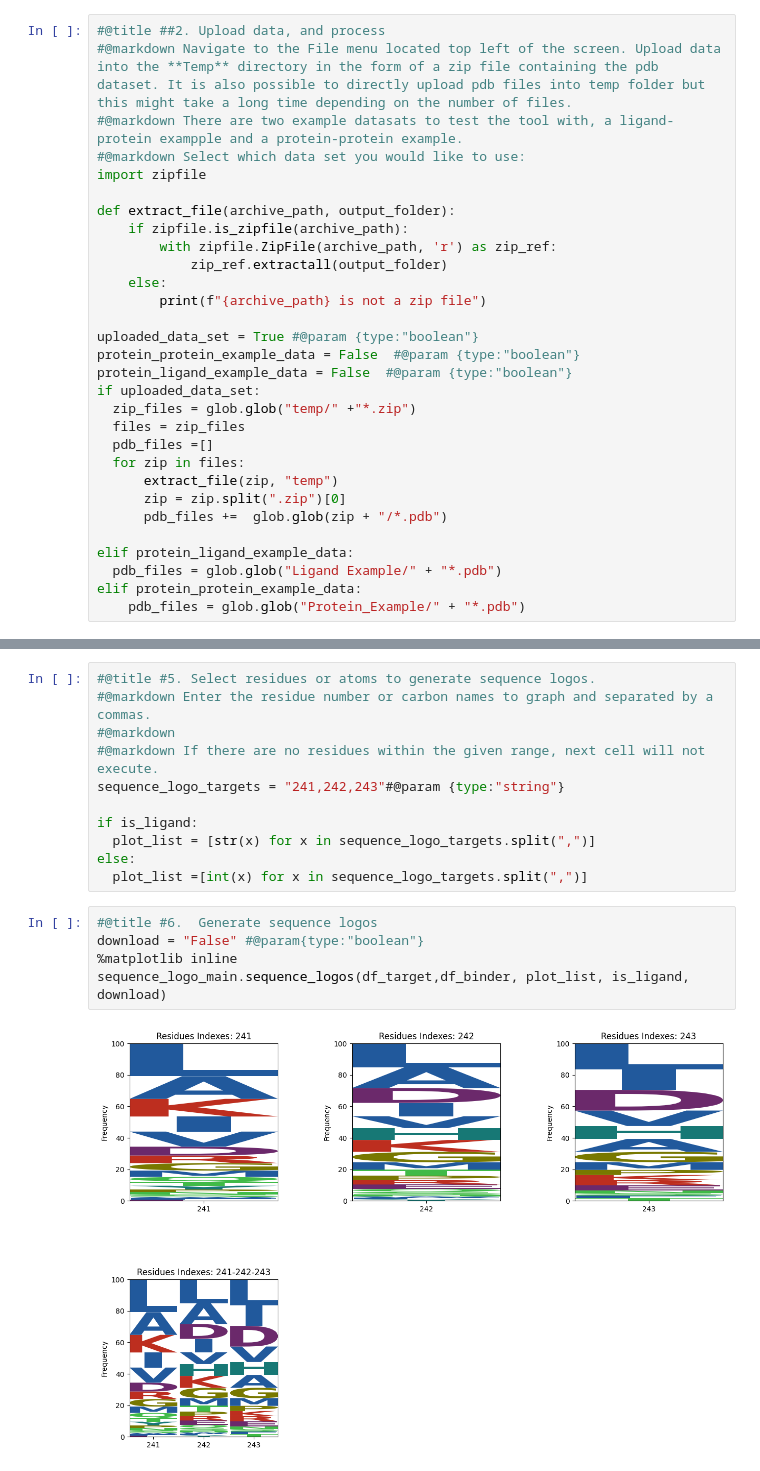
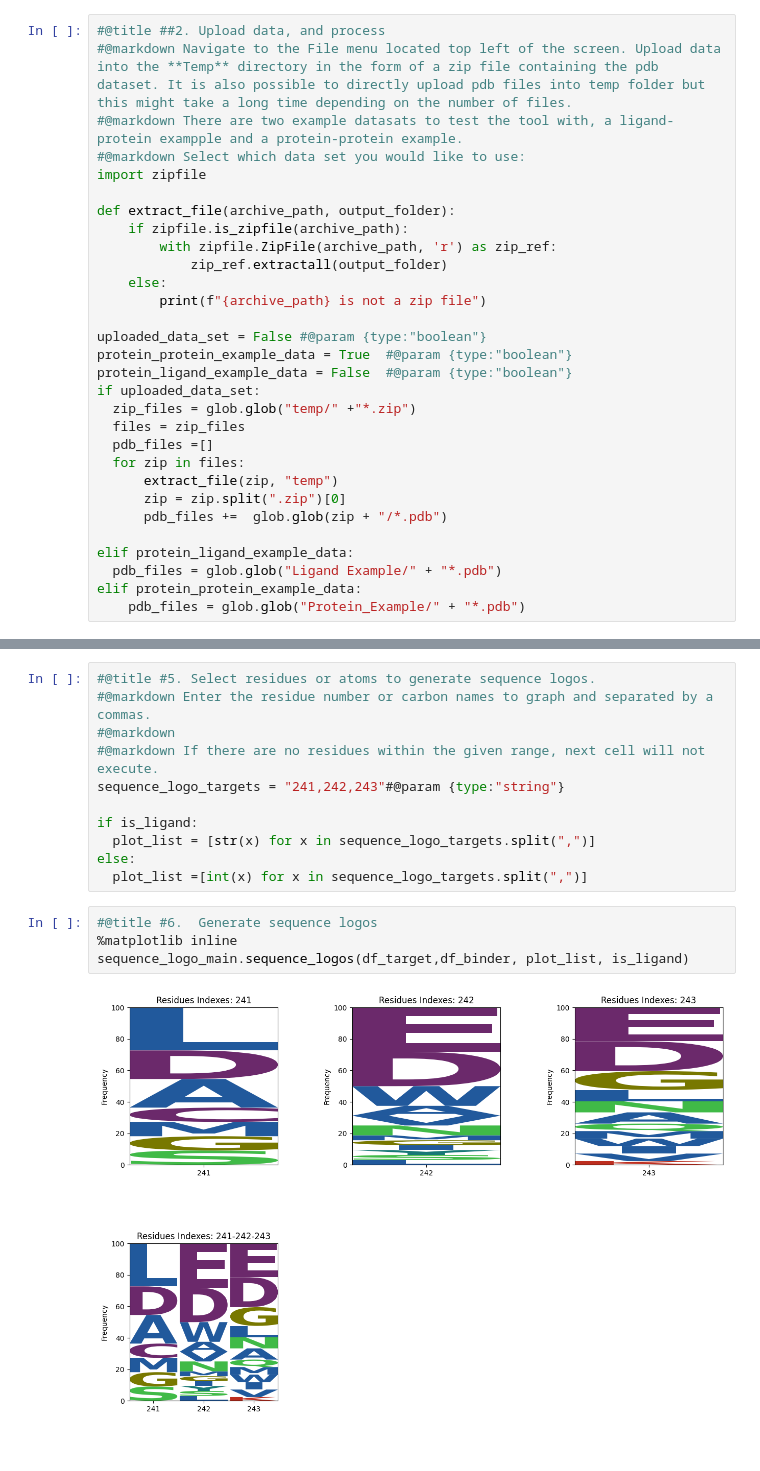
Before and after one commit to DanielP520/sequence_logo_project, a Jupyter notebook: LogoMaker.ipynb, the cells around one changed output, grey strips where cells are left out. Drawn from its saved outputs; the diff is of its cells as text.

```diff
--- a/LogoMaker.ipynb
+++ b/LogoMaker.ipynb
@@ -60,8 +60,8 @@ def extract_file(archive_path, output_folder):
     else:
         print(f"{archive_path} is not a zip file")
 
-uploaded_data_set = True #@param {type:"boolean"}
-protein_protein_example_data = False  #@param {type:"boolean"}
+uploaded_data_set = False #@param {type:"boolean"}
+protein_protein_example_data = True  #@param {type:"boolean"}
 protein_ligand_example_data = False  #@param {type:"boolean"}
 if uploaded_data_set:
   zip_files = glob.glob("temp/" +"*.zip")
@@ -119,8 +119,7 @@ else:
   plot_list =[int(x) for x in sequence_logo_targets.split(",")]
 # %%
 #@title #6.  Generate sequence logos
-download = "False" #@param{type:"boolean"}
 %matplotlib inline
-sequence_logo_main.sequence_logos(df_target,df_binder, plot_list, is_ligand, download)
+sequence_logo_main.sequence_logos(df_target,df_binder, plot_list, is_ligand)
 # %% [output]
-[figure, old version]
+[figure, new version]
```
Also changed, not shown: parts of 1 cell of this notebook.
